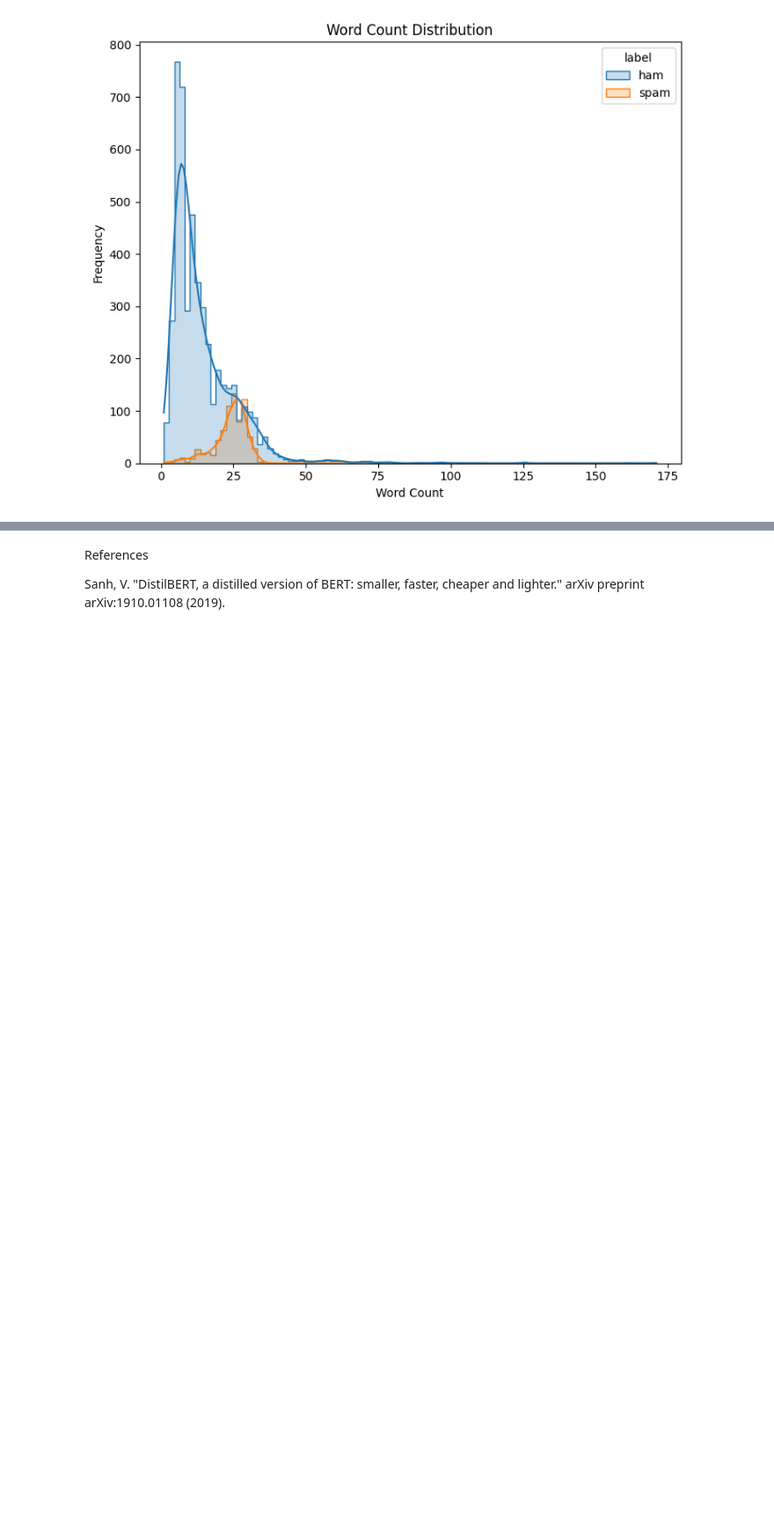
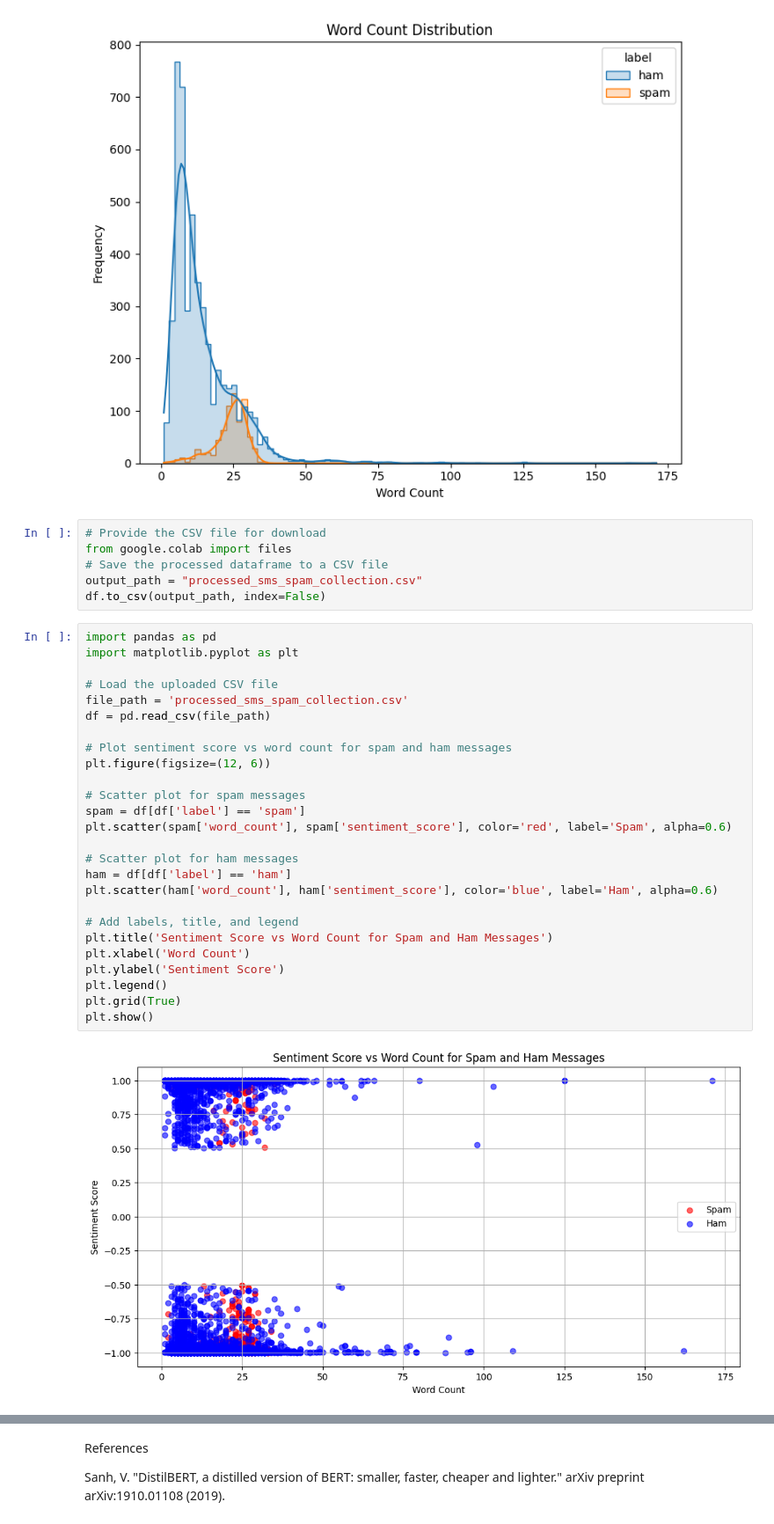
Before and after one commit to STATS201-DKU-Autumn2024/Problem_Set_2_Yuxiang, a Jupyter notebook: Code/SMS_EDA.ipynb, the cells around one changed output, grey strips where cells are left out. Shown at 88% size. Drawn from its saved outputs; the diff is of its cells as text; blank space fills up the shorter version.

```diff
--- a/Code/SMS_EDA.ipynb
+++ b/Code/SMS_EDA.ipynb
@@ -120,3 +159,37 @@ plt.tight_layout()
 plt.show()
 # %% [output]
 [figure]
+# %%
+# Provide the CSV file for download
+from google.colab import files
+# Save the processed dataframe to a CSV file
+output_path = "processed_sms_spam_collection.csv"
+df.to_csv(output_path, index=False)
+# %%
+import pandas as pd
+import matplotlib.pyplot as plt
+
+# Load the uploaded CSV file
+file_path = 'processed_sms_spam_collection.csv'
+df = pd.read_csv(file_path)
+
+# Plot sentiment score vs word count for spam and ham messages
+plt.figure(figsize=(12, 6))
+
+# Scatter plot for spam messages
+spam = df[df['label'] == 'spam']
+plt.scatter(spam['word_count'], spam['sentiment_score'], color='red', label='Spam', alpha=0.6)
+
+# Scatter plot for ham messages
+ham = df[df['label'] == 'ham']
+plt.scatter(ham['word_count'], ham['sentiment_score'], color='blue', label='Ham', alpha=0.6)
+
+# Add labels, title, and legend
+plt.title('Sentiment Score vs Word Count for Spam and Ham Messages')
+plt.xlabel('Word Count')
+plt.ylabel('Sentiment Score')
+plt.legend()
+plt.grid(True)
+plt.show()
+# %% [output]
+[figure, added]
```
Also changed, not shown: parts of 8 cells of this notebook, 2 other files.
